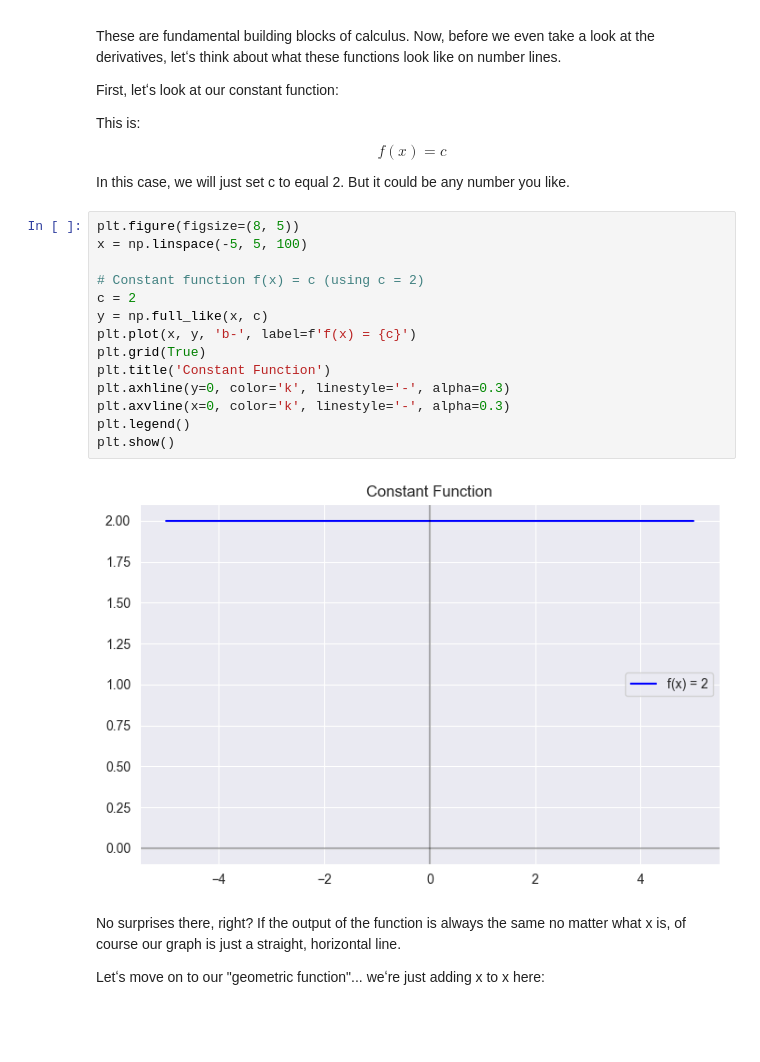
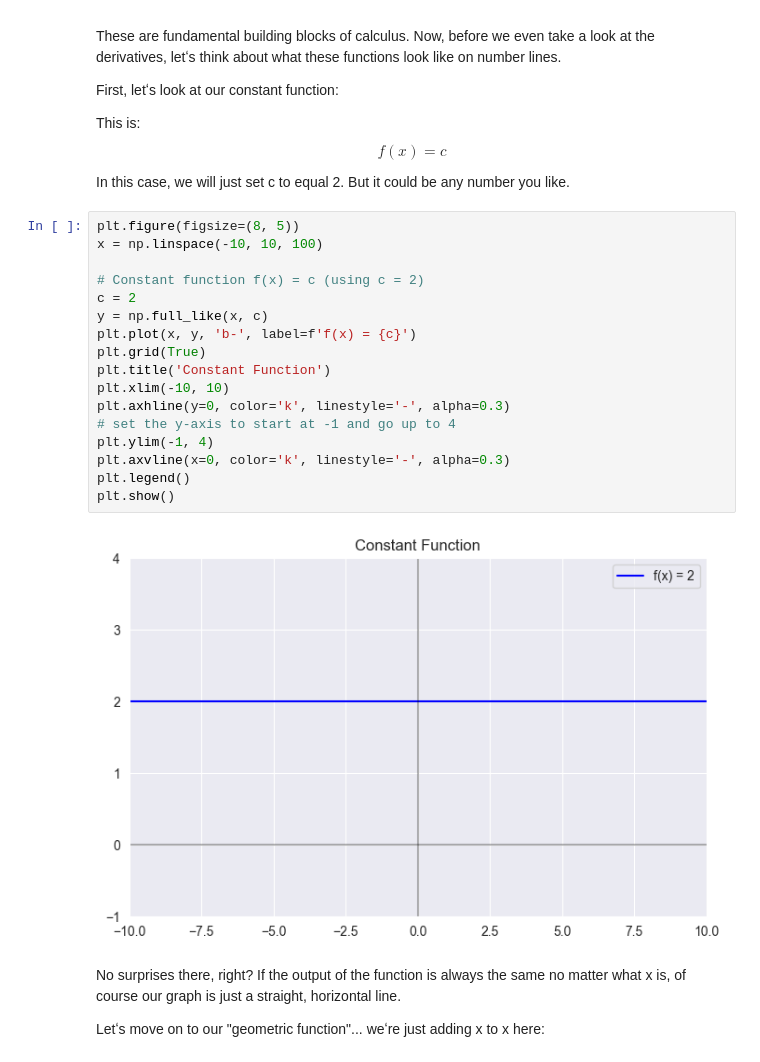
Before and after one commit to peterdresslar/derivatives, a Jupyter notebook: Derivatives.ipynb, the cells around one changed output. Saved outputs shown, nothing was run; the diff lists cells and outputs as text; blank space fills up the shorter version.

Commit message:
fix plot

```diff
--- a/Derivatives.ipynb
+++ b/Derivatives.ipynb
@@ -30,20 +30,23 @@ This is:
 In this case, we will just set c to equal 2. But it could be any number you like.
 # %%
 plt.figure(figsize=(8, 5))
-x = np.linspace(-5, 5, 100)
+x = np.linspace(-10, 10, 100)
 
 # Constant function f(x) = c (using c = 2)
 c = 2
 y = np.full_like(x, c)
 plt.plot(x, y, 'b-', label=f'f(x) = {c}')
 plt.grid(True)
 plt.title('Constant Function')
+plt.xlim(-10, 10)
 plt.axhline(y=0, color='k', linestyle='-', alpha=0.3)
+# set the y-axis to start at -1 and go up to 4
+plt.ylim(-1, 4)
 plt.axvline(x=0, color='k', linestyle='-', alpha=0.3)
 plt.legend()
 plt.show()
 # %% [output]
-[figure, old version]
+[figure, new version]
 # %% [markdown]
 No surprises there, right? If the output of the function is always the same no matter what x is, of course our graph is just a straight, horizontal line.
 
```
